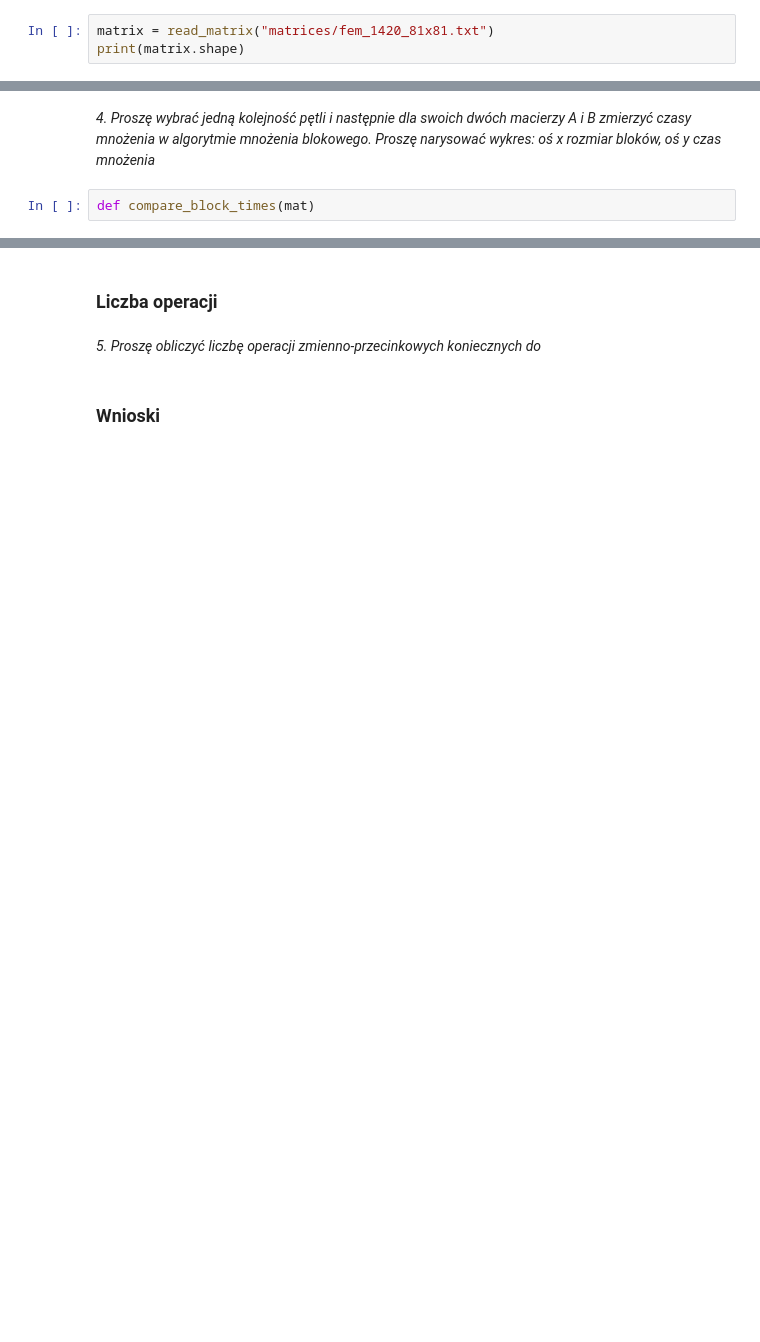
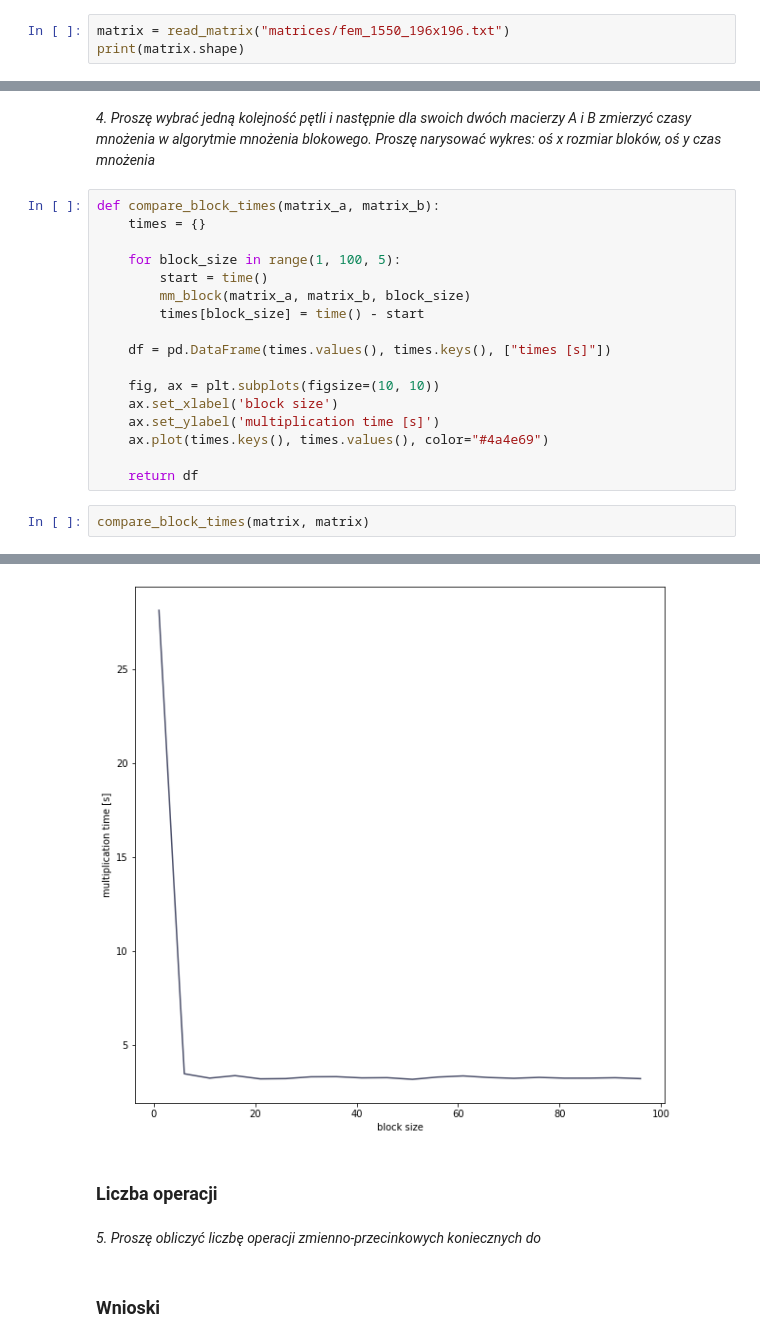
Before and after one commit to mhawryluk/matrix-algorithms, a Jupyter notebook: lab1/lab1.ipynb, the cells around one changed output, grey strips where cells are left out. Drawn from its saved outputs; the diff is of its cells as text; blank space fills up the shorter version.

Commit message:
added block mult time comparison

```diff
--- a/lab1/lab1.ipynb
+++ b/lab1/lab1.ipynb
@@ -149,6 +149,6 @@ OK
 # %% [markdown]
 *1. Proszę wybrać dwie możliwie największe macierze A i B ze swoich dwóch rodzin macierzy, takie żeby zgadzały się ich rozmiary, oraz przemnożyć je A*B swoim optymalnym algorytmem (tak duże macierze jakie da się w czasie kilku-kilkudziesięciu minut przemnożyć na Państwa laptopie)*
 # %%
-matrix = read_matrix("matrices/fem_1420_81x81.txt")
+matrix = read_matrix("matrices/fem_1550_196x196.txt")
 print(matrix.shape)
 # %% [output]
@@ -189,4 +192,22 @@ compare_mult_times(matrix, matrix)
 # %% [markdown]
 *4. Proszę wybrać jedną kolejność pętli i następnie dla swoich dwóch macierzy A i B zmierzyć czasy mnożenia w algorytmie mnożenia blokowego. Proszę narysować wykres: oś x rozmiar bloków, oś y czas mnożenia*
 # %%
-def compare_block_times(mat)
+def compare_block_times(matrix_a, matrix_b):
+    times = {}
+
+    for block_size in range(1, 100, 5):
+        start = time()
+        mm_block(matrix_a, matrix_b, block_size)
+        times[block_size] = time() - start
+
+    df = pd.DataFrame(times.values(), times.keys(), ["times [s]"])
+
+    fig, ax = plt.subplots(figsize=(10, 10))
+    ax.set_xlabel('block size')
+    ax.set_ylabel('multiplication time [s]')
+    ax.plot(times.keys(), times.values(), color="#4a4e69")
+
+    return df
+# %%
+compare_block_times(matrix, matrix)
+# %% [output]
@@ -193,3 +231,4 @@ def compare_block_times(mat)
+[figure, added]
 # %% [markdown]
 ### Liczba operacji
 # %% [markdown]
```
Also changed, not shown: parts of 6 cells of this notebook, 3 other files.
